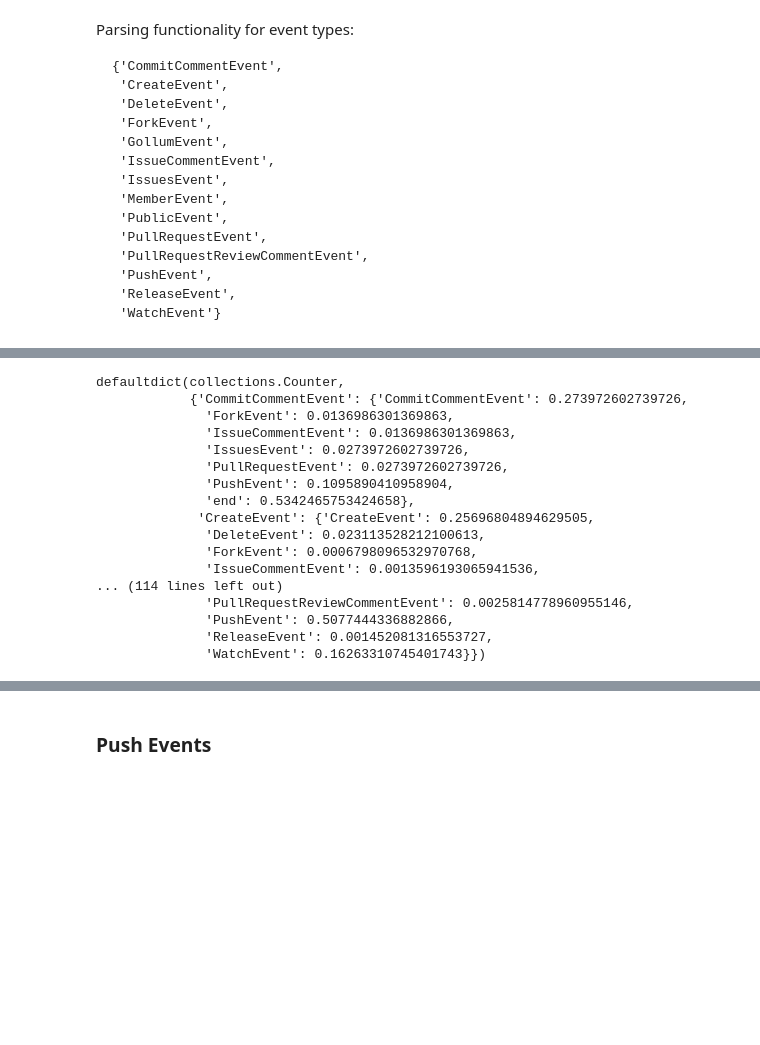
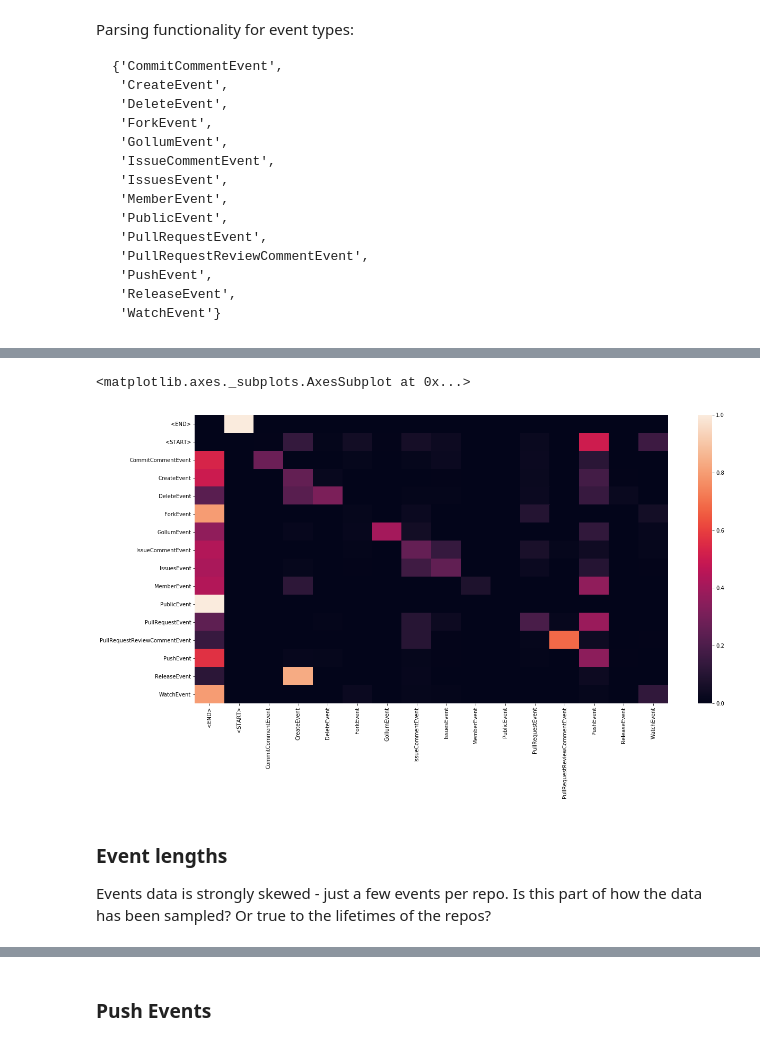
Before and after one commit to benpeloquin7/github_entropy, a Jupyter notebook: notebooks/github-archive-utils.ipynb, the cells around one changed output, grey strips where cells are left out. Saved outputs shown, nothing was run; the diff lists cells and outputs as text; code cells hidden in the pictures; blank space fills up the shorter version.

Commit message:
prelim events analysis and moving parsing utils into sep file.

```diff
--- a/notebooks/github-archive-utils.ipynb
+++ b/notebooks/github-archive-utils.ipynb
@@ -60,5 +83,5 @@ with open("../data/practice_gh.json", 'r') as f:
 # %%
-sequences = [np.array(['start'] + s + ['end']) for s in event_sequence.values()]
+sequences = [np.array(['<START>'] + s + ['<END>']) for s in event_sequence.values()]
 # %%
 sequences_flattend = np.concatenate(sequences).flatten()
 # %%
@@ -70,34 +93,49 @@ d2_bigrams = defaultdict(Counter)
 # Transition counts
 for k, arr in d_bigrams.items():
     d2_bigrams[k] = Counter(arr)
+    # Fill 0 probs
+    missing_keys = ALL_EVENTS - set(d2_bigrams[k].keys())
+    for missing_key in missing_keys:
+        d2_bigrams[k][missing_key] = 0
 # %%
-# TODO (BP): Need to fill 0 probs for events that do not co-occur.
-for k, arr in d2_bigrams.items():
-    keys = arr.keys()
-    cnts = np.fromiter(arr.values(), dtype=float)
+# Note we need to sort and align keys and values here.
+for k, arr in sorted(d2_bigrams.items(), key=lambda x: x[0]):
+    keys, vals = zip(*sorted(arr.items(), key=lambda x: x[0]))
+    assert sorted(d2_bigrams.keys()) == list(keys)
+    cnts = np.fromiter(vals, dtype=float)
     total = np.sum(cnts)
     probs = cnts / total
-    d2_bigrams[k] = {k:pr for k, pr in zip(keys, probs)}
+    d2_bigrams[k] = {ks:pr for ks, pr in zip(keys, probs)}
+
+for k, vs in d2_bigrams.items():
+    assert((np.sum(list(vs.values()))-1) < 1e-8)
-# %%
-d2_bigrams
-# %% [output]
-defaultdict(collections.Counter,
-            {'CommitCommentEvent': {'CommitCommentEvent': 0.273972602739726,
-              'ForkEvent': 0.0136986301369863,
-              'IssueCommentEvent': 0.0136986301369863,
-              'IssuesEvent': 0.0273972602739726,
-              'PullRequestEvent': 0.0273972602739726,
-              'PushEvent': 0.1095890410958904,
-              'end': 0.5342465753424658},
-             'CreateEvent': {'CreateEvent': 0.25696804894629505,
-              'DeleteEvent': 0.023113528212100613,
-              'ForkEvent': 0.0006798096532970768,
-              'IssueCommentEvent': 0.0013596193065941536,
-... (114 lines left out)
-              'PullRequestReviewCommentEvent': 0.0025814778960955146,
-              'PushEvent': 0.5077444336882866,
-              'ReleaseEvent': 0.001452081316553727,
-              'WatchEvent': 0.16263310745401743}})
+# %%
+rows = list(sorted(d2_bigrams.keys()))
+
+M = []
+for row in rows:
+    curr_d = d2_bigrams[row]
+    curr_keys = []
+    curr_prs = []
+    for ks, vs in sorted(curr_d.items(), key=lambda x: x[0]):
+        curr_keys.append(ks)
+        curr_prs.append(vs)
+    assert(rows == curr_keys)
+    M.append(curr_prs)
+M = np.array(M)
+
+# M = np.array([list(d2_bigrams[row].values()) for row in rows])
+assert(M.shape == (len(rows), len(rows)))
+# %%
+plt.figure(figsize=(20,10))
+sns.heatmap(M, xticklabels=rows, yticklabels=rows, vmax=1.0)
+# %% [output]
+<matplotlib.axes._subplots.AxesSubplot at 0x...>
+[figure, added]
+# %% [markdown]
+### Event lengths
+
+Events data is strongly skewed - just a few events per repo. Is this part of how the data has been sampled? Or true to the lifetimes of the repos?
 # %%
 df_events = pd.DataFrame(events)
 # %%
```
Also changed, not shown: parts of 12 cells of this notebook, 1 other file.
